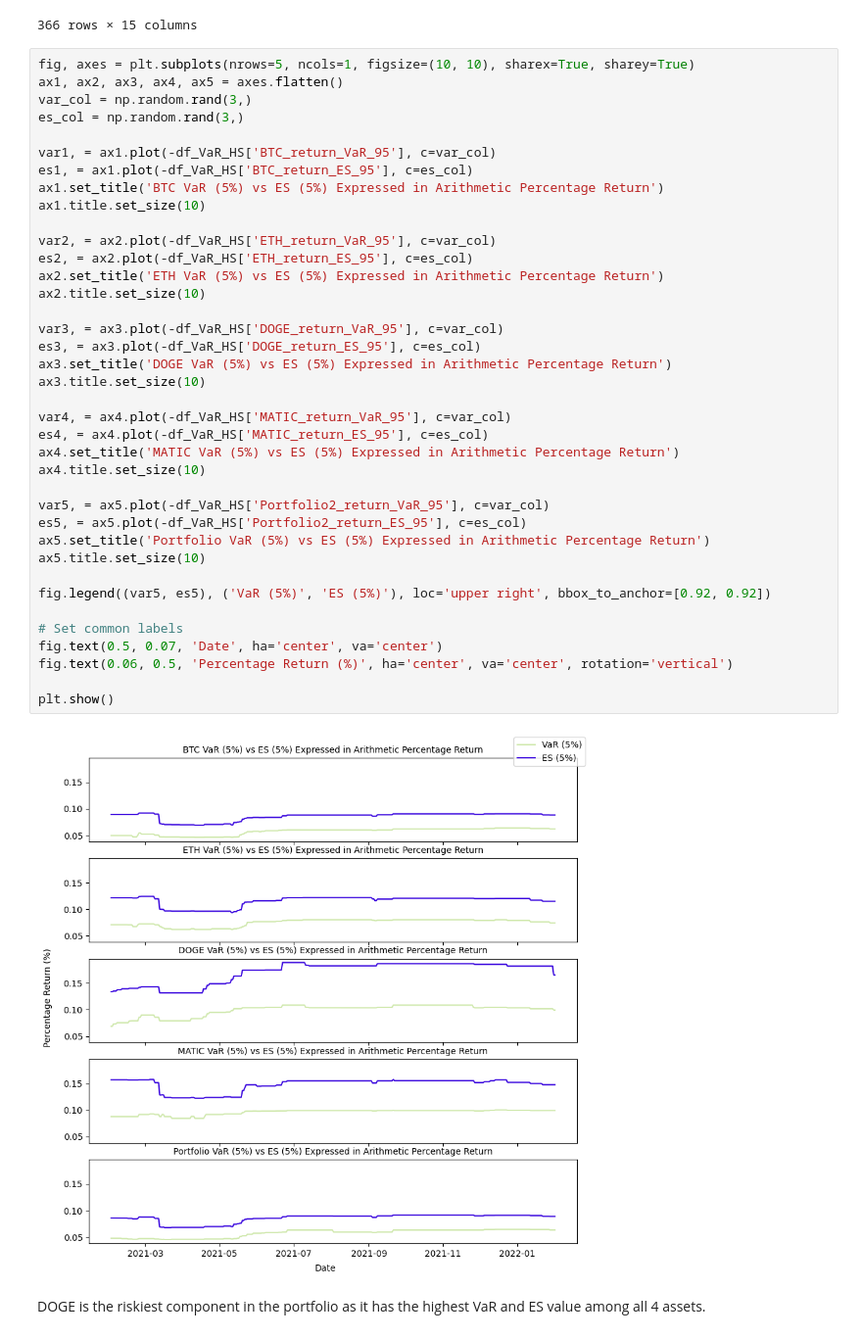
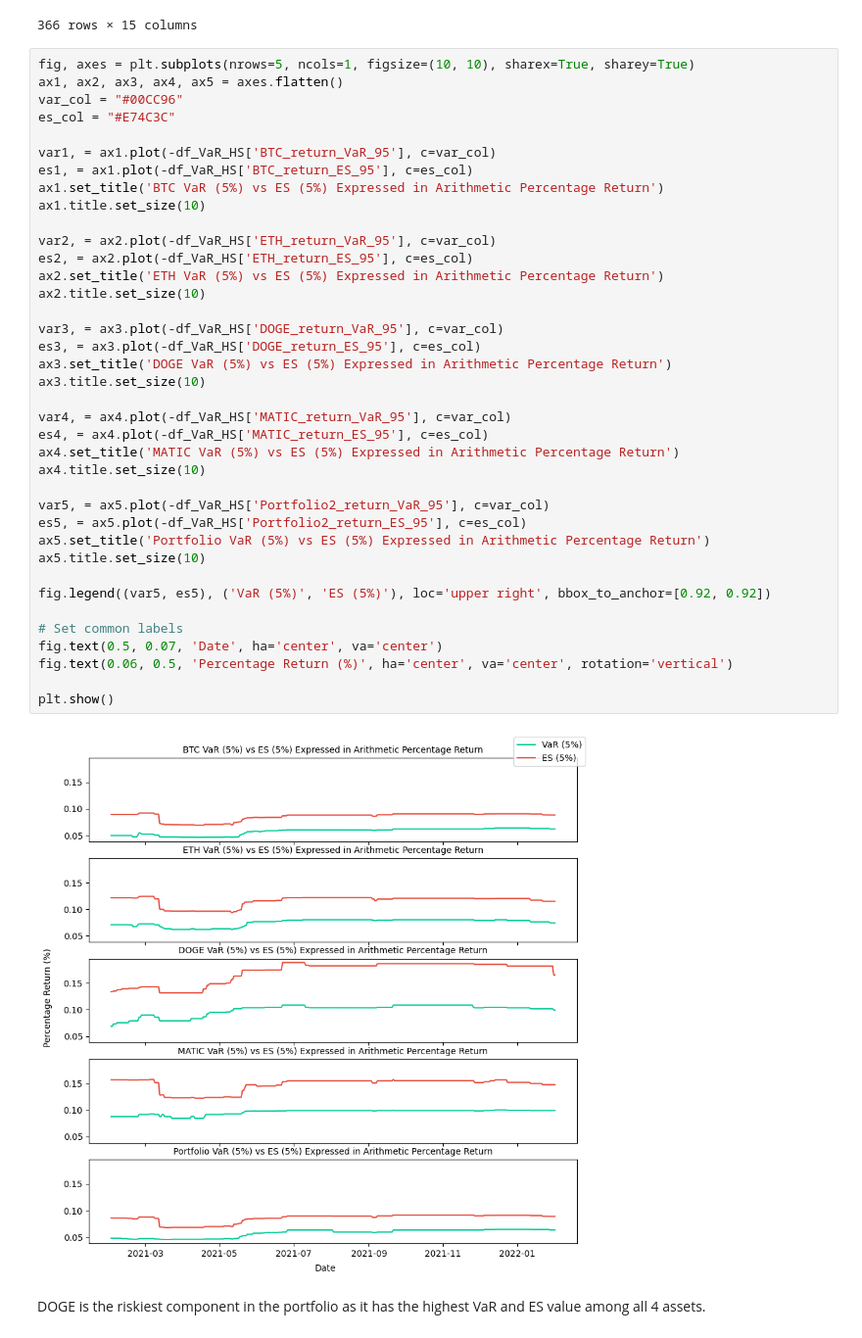
Before and after one commit to remuslum/BT4016team, a Jupyter notebook: Project.ipynb, the cells around one changed output. Shown at 98% size. Drawn from its saved outputs; the diff is of its cells as text.

```diff
--- a/Project.ipynb
+++ b/Project.ipynb
@@ -443,8 +485,8 @@ df_VaR_HS
 # %%
 fig, axes = plt.subplots(nrows=5, ncols=1, figsize=(10, 10), sharex=True, sharey=True)
 ax1, ax2, ax3, ax4, ax5 = axes.flatten()
-var_col = np.random.rand(3,)
-es_col = np.random.rand(3,)
+var_col = "#00CC96"
+es_col = "#E74C3C"
 
 var1, = ax1.plot(-df_VaR_HS['BTC_return_VaR_95'], c=var_col)
 es1, = ax1.plot(-df_VaR_HS['BTC_return_ES_95'], c=es_col)
@@ -452,34 +494,34 @@ ax1.set_title('BTC VaR (5%) vs ES (5%) Expressed in Arithmetic Percentage Return
 ax1.title.set_size(10)
 
 var2, = ax2.plot(-df_VaR_HS['ETH_return_VaR_95'], c=var_col)
 es2, = ax2.plot(-df_VaR_HS['ETH_return_ES_95'], c=es_col)
 ax2.set_title('ETH VaR (5%) vs ES (5%) Expressed in Arithmetic Percentage Return')
 ax2.title.set_size(10)
 
 var3, = ax3.plot(-df_VaR_HS['DOGE_return_VaR_95'], c=var_col)
 es3, = ax3.plot(-df_VaR_HS['DOGE_return_ES_95'], c=es_col)
 ax3.set_title('DOGE VaR (5%) vs ES (5%) Expressed in Arithmetic Percentage Return')
 ax3.title.set_size(10)
 
 var4, = ax4.plot(-df_VaR_HS['MATIC_return_VaR_95'], c=var_col)
 es4, = ax4.plot(-df_VaR_HS['MATIC_return_ES_95'], c=es_col)
 ax4.set_title('MATIC VaR (5%) vs ES (5%) Expressed in Arithmetic Percentage Return')
 ax4.title.set_size(10)
 
 var5, = ax5.plot(-df_VaR_HS['Portfolio2_return_VaR_95'], c=var_col)
 es5, = ax5.plot(-df_VaR_HS['Portfolio2_return_ES_95'], c=es_col)
 ax5.set_title('Portfolio VaR (5%) vs ES (5%) Expressed in Arithmetic Percentage Return')
 ax5.title.set_size(10)
 
 fig.legend((var5, es5), ('VaR (5%)', 'ES (5%)'), loc='upper right', bbox_to_anchor=[0.92, 0.92])
 
 # Set common labels
 fig.text(0.5, 0.07, 'Date', ha='center', va='center')
 fig.text(0.06, 0.5, 'Percentage Return (%)', ha='center', va='center', rotation='vertical')
 
 plt.show()
 # %% [output]
-[figure, old version]
+[figure, new version]
 # %% [markdown]
 DOGE is the riskiest component in the portfolio as it has the highest VaR and ES value among all 4 assets.
 # %% [markdown]
```
Also changed, not shown: parts of 32 cells of this notebook.
